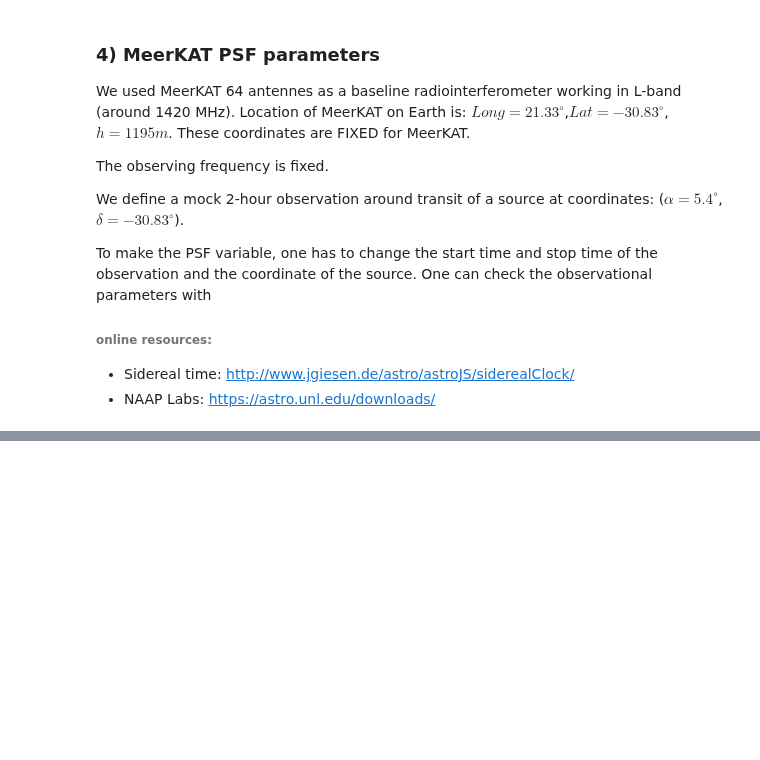
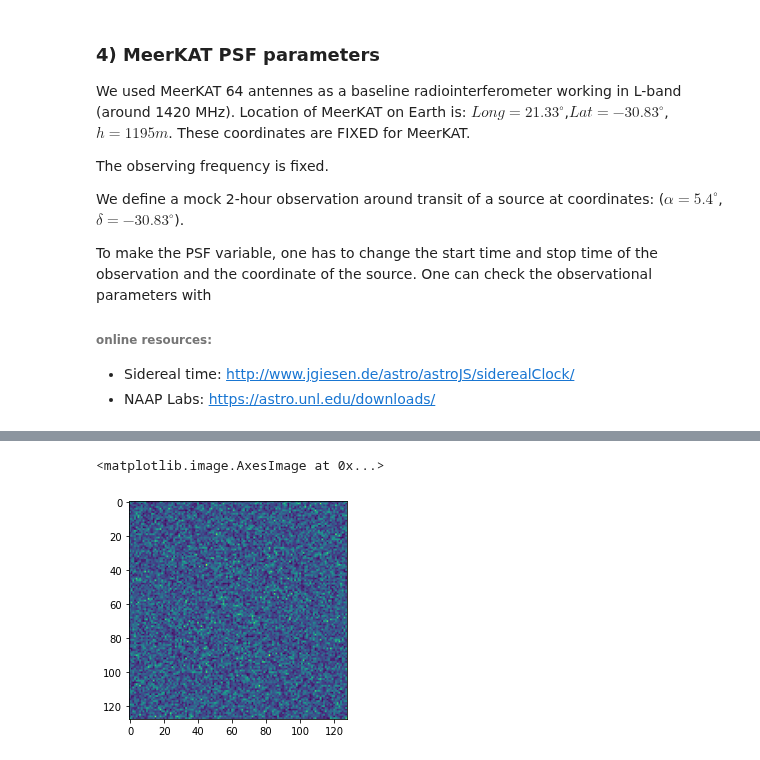
Before and after one commit to CosmoStat/ShapeDeconv, a Jupyter notebook: data/T-RECS/Generate Radio ground truth from T-RECS.ipynb, the cells around one changed output, grey strips where cells are left out. Saved outputs shown, nothing was run; the diff lists cells and outputs as text; code cells hidden in the pictures; blank space fills up the shorter version.

```diff
--- a/data/T-RECS/Generate Radio ground truth from T-RECS.ipynb
+++ b/data/T-RECS/Generate Radio ground truth from T-RECS.ipynb
@@ -127,5 +134,5 @@ print(Ntotobj)
 # %%
-IDXsource=1878304  # Source index in selected array
+IDXsource=3000  # Source index in selected array
 #np.random.choice(listindexobj) # take 1 random source  # uncomment if you want to draw another source index
 # %%
 # Generate Star-forming galaxies (T-RECS) and plotting
@@ -267,0 +226,12 @@ Text(0, 0.5, 'm')
+# %%
+galft=np.fft.fftshift(np.fft.fft2(gal2.array))
+
+# Doing the noising
+
+galft_n=galft+noisemap
+
+#  masking in the Fourier Space
+galft_n_m=galft_n*sampling[0]
+
+# going back to image space
+gal_conv_noise=np.fft.ifft2(np.fft.ifftshift(galft_n_m))
@@ -267,0 +243,5 @@ Text(0, 0.5, 'm')
+# %%
+plt.imshow(np.abs(galft_n))
+# %% [output]
+<matplotlib.image.AxesImage at 0x...>
+[figure, added]
```
Also changed, not shown: parts of 18 cells of this notebook, 1 other file.
